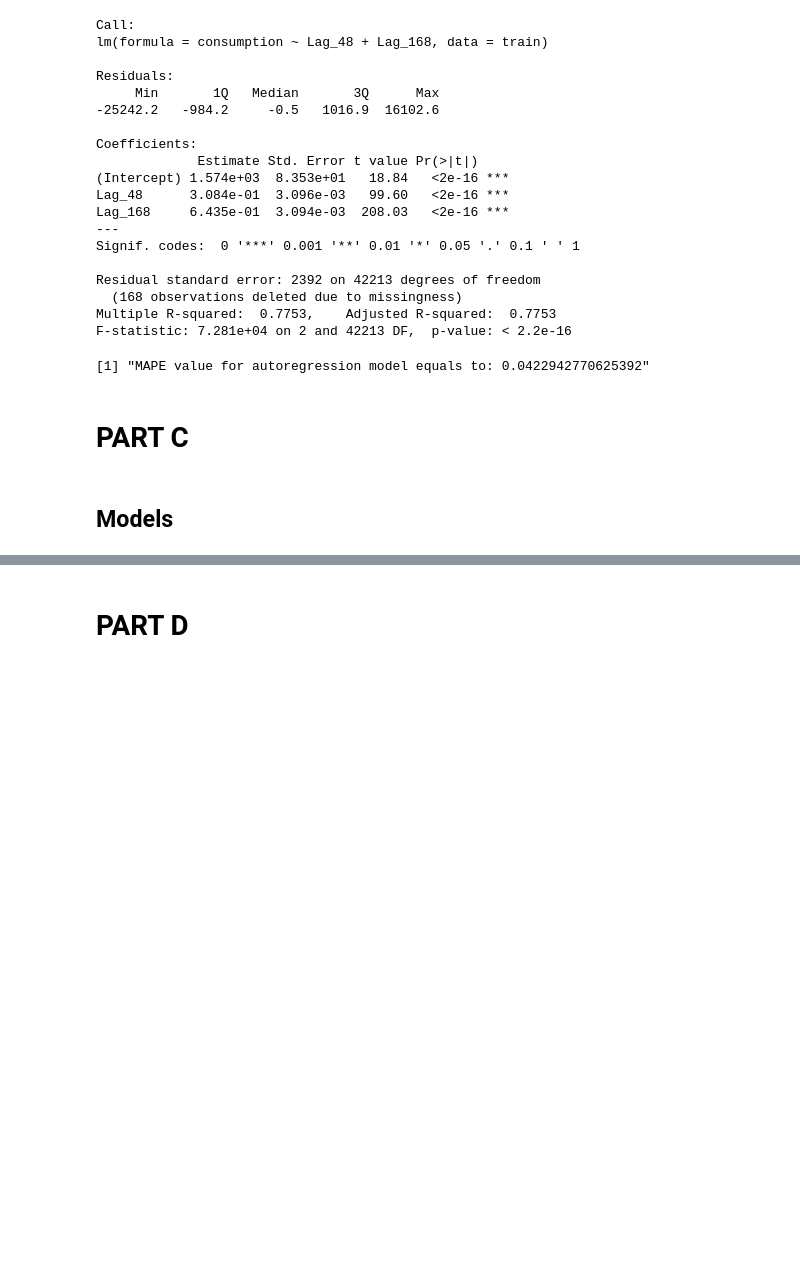
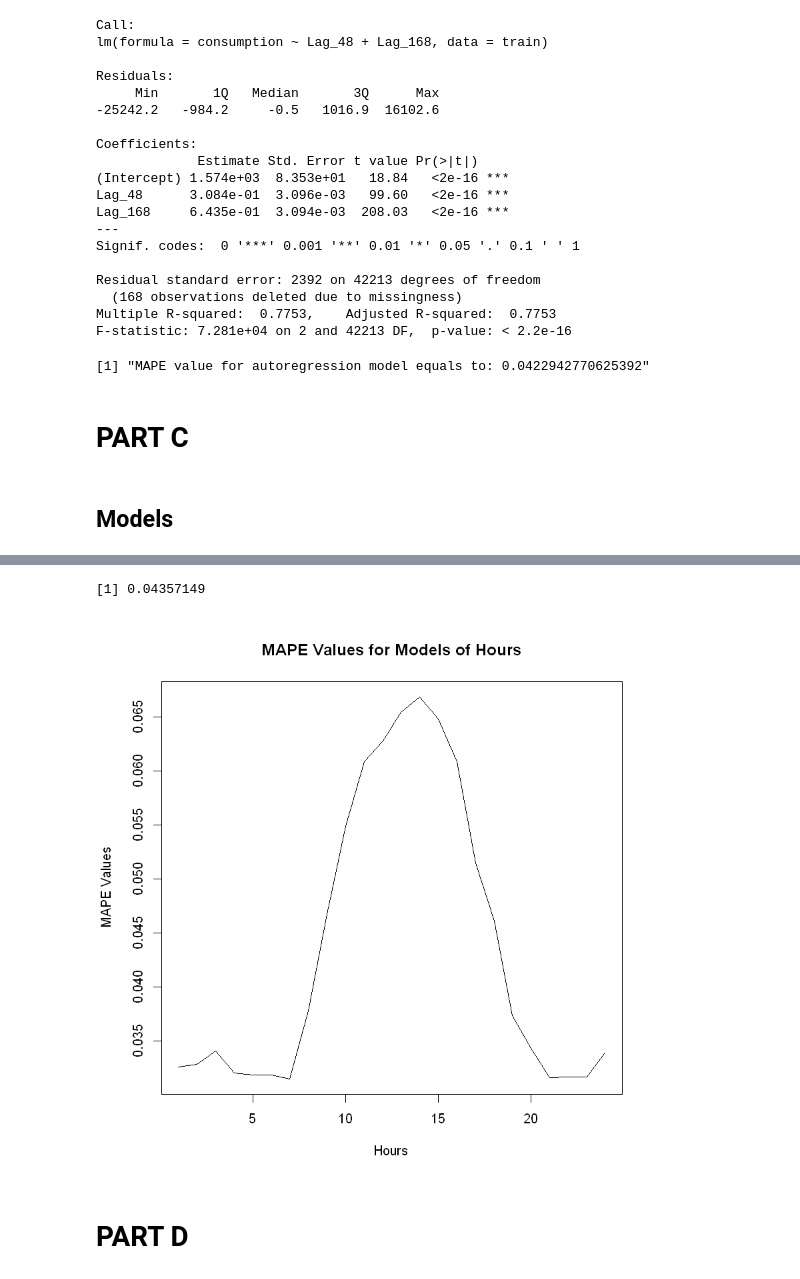
Before and after one commit to BU-IE-582/fall20-mbahadir, a Jupyter notebook: Homework3/Homework3.ipynb, the cells around one changed output, grey strips where cells are left out. Drawn from its saved outputs; the diff is of its cells as text; code cells hidden in the pictures; blank space fills up the shorter version.

```diff
--- a/Homework3/Homework3.ipynb
+++ b/Homework3/Homework3.ipynb
@@ -801,0 +736,9 @@ print(paste("MAPE values for Lag_48 results:",MAPE_48))
+# %%
+Reg20=lm(data=hour20_train, consumption~Lag_48+Lag_168)
+summary(Reg20)
+predictions20=predict(Reg20,newdata = hour20_test)
+MAPE_20=MAPE(predictions20,hour20_test$consumption)
+MAPE_20_values=as.vector(abs((hour20_test$consumption-predictions20)/length(test$consumption)))
+MAPE20c_reg_values=as.vector(abs(((hour20_test$consumption-predictions20)/hour20_test$consumption)))
+mape_result_c[21]<-MAPE_20
+MAPE_20
@@ -801,0 +766,9 @@ print(paste("MAPE values for Lag_48 results:",MAPE_48))
+# %%
+Reg21=lm(data=hour21_train, consumption~Lag_48+Lag_168)
+summary(Reg21)
+predictions21=predict(Reg21,newdata = hour21_test)
+MAPE_21=MAPE(predictions21,hour21_test$consumption)
+MAPE_21_values=as.vector(abs((hour21_test$consumption-predictions21)/length(test$consumption)))
+MAPE21c_reg_values=as.vector(abs(((hour21_test$consumption-predictions21)/hour21_test$consumption)))
+mape_result_c[22]<-MAPE_21
+MAPE_21
@@ -801,0 +796,9 @@ print(paste("MAPE values for Lag_48 results:",MAPE_48))
+# %%
+Reg22=lm(data=hour22_train, consumption~Lag_48+Lag_168)
+summary(Reg22)
+predictions22=predict(Reg22,newdata = hour22_test)
+MAPE_22=MAPE(predictions22,hour22_test$consumption)
+MAPE_22_values=as.vector(abs((hour22_test$consumption-predictions22)/length(test$consumption)))
+MAPE22c_reg_values=as.vector(abs(((hour22_test$consumption-predictions22)/hour22_test$consumption)))
+mape_result_c[23]<-MAPE_22
+MAPE_22
@@ -801,0 +826,9 @@ print(paste("MAPE values for Lag_48 results:",MAPE_48))
+# %%
+Reg23=lm(data=hour23_train, consumption~Lag_48+Lag_168)
+summary(Reg23)
+predictions23=predict(Reg23,newdata = hour23_test)
+MAPE_23=MAPE(predictions23,hour23_test$consumption)
+MAPE_23_values=as.vector(abs((hour23_test$consumption-predictions23))/length(test$consumption))
+MAPE23c_reg_values=as.vector(abs(((hour23_test$consumption-predictions23)/hour23_test$consumption)))
+mape_result_c[24]<-MAPE_23
+MAPE_23
@@ -801,0 +856,8 @@ print(paste("MAPE values for Lag_48 results:",MAPE_48))
+# %%
+print(mean(mape_result_c))
+# %% [output]
+[1] 0.04357149
+# %%
+plot(mape_result_c,type="l",ylab="MAPE Values",xlab="Hours",main="MAPE Values for Models of Hours")
+# %% [output]
+[figure, added]
```
Also changed, not shown: parts of 83 cells of this notebook.
